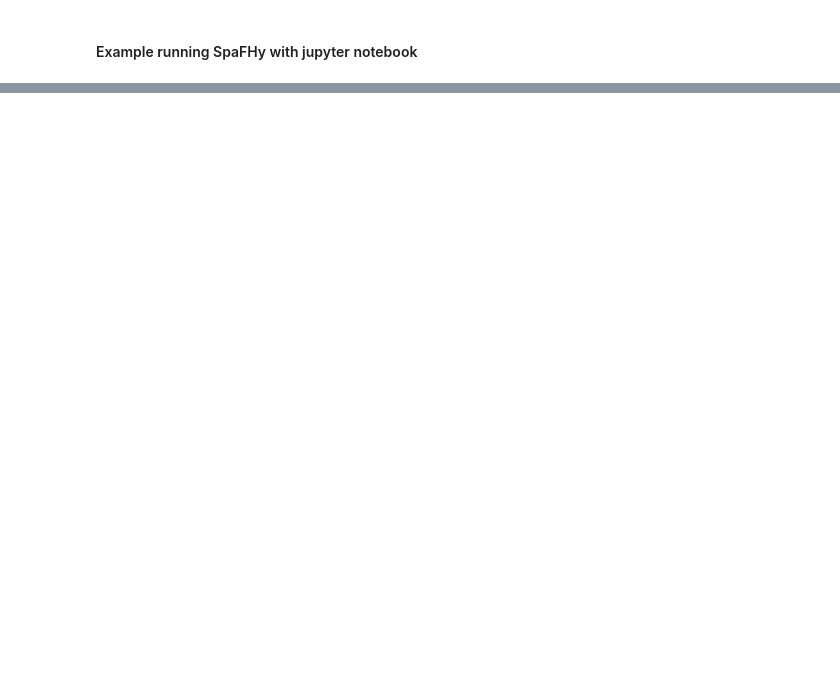
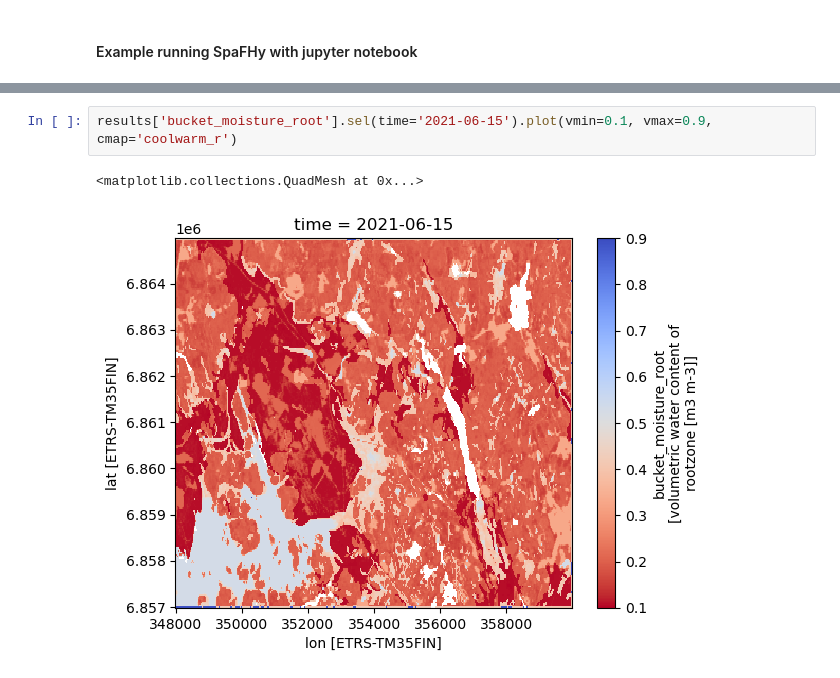
Before and after one commit to jpnousu/SpaFHy_v2.0, a Jupyter notebook: run_example.ipynb, the cells around one changed output, grey strips where cells are left out. Saved outputs shown, nothing was run; the diff lists cells and outputs as text; blank space fills up the shorter version.

```diff
--- a/run_example.ipynb
+++ b/run_example.ipynb
@@ -86,0 +75,5 @@ orig['bucket_water_closure'].mean(dim=['lat','lon']).plot()
+# %%
+results['bucket_moisture_root'].sel(time='2021-06-15').plot(vmin=0.1, vmax=0.9, cmap='coolwarm_r')
+# %% [output]
+<matplotlib.collections.QuadMesh at 0x...>
+[figure, added]
```
Also changed, not shown: parts of 15 cells of this notebook, 25 other files.
